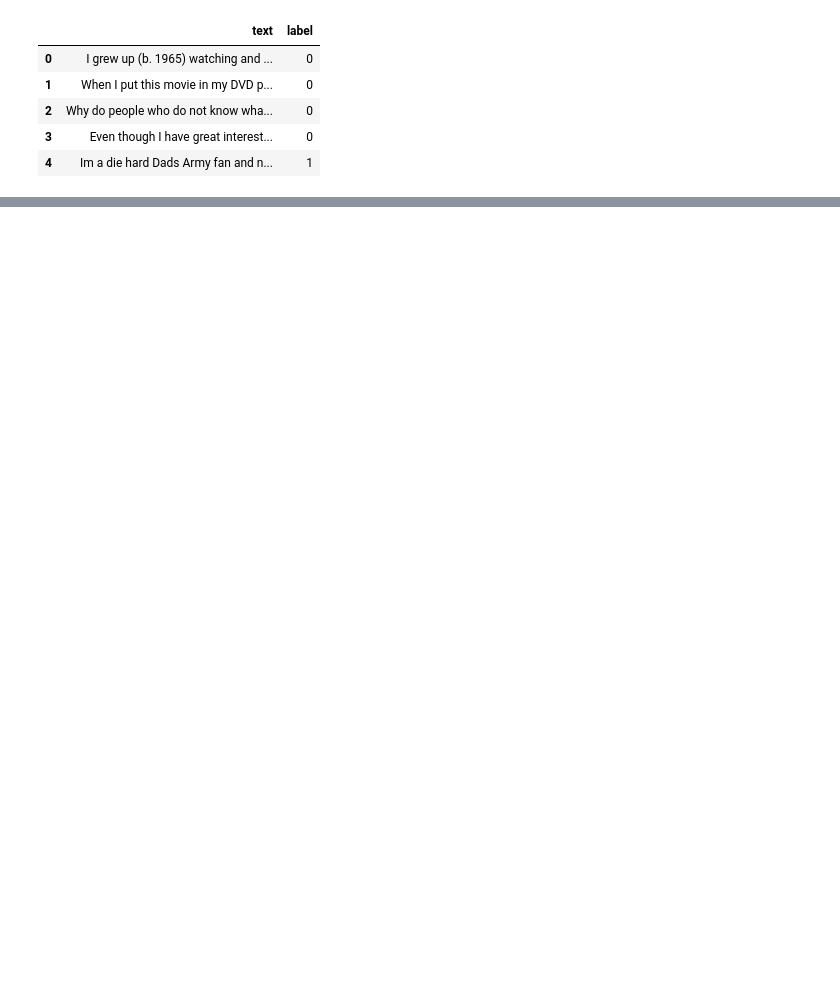
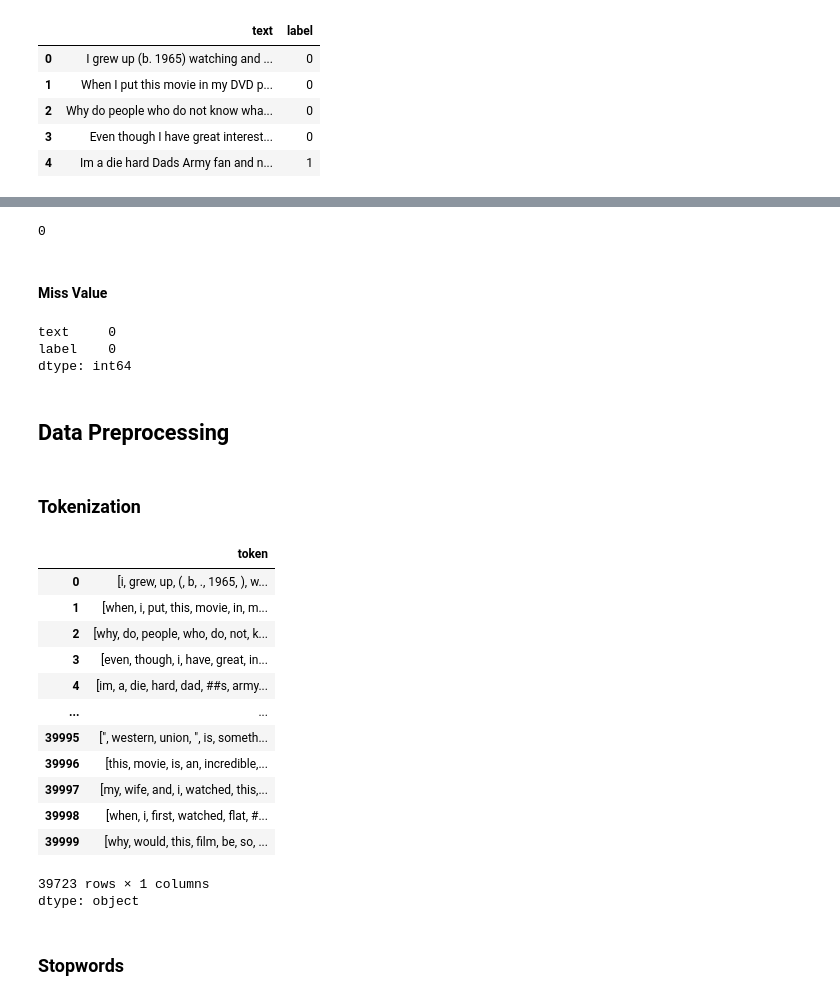
Before and after one commit to akhmad-ardi/IMDB_Movie_Ratings_Sentiment_Analysis, a Jupyter notebook: Movie_Ratings_Sentiment_Analysis.ipynb, the cells around one changed output, grey strips where cells are left out. Cells and saved outputs as stored; diff of their text form; code cells hidden in the pictures; blank space fills up the shorter version.

Commit message:
Data preprocessing, Feature Engineering, and Test Pretrainerd Model

```diff
--- a/Movie_Ratings_Sentiment_Analysis.ipynb
+++ b/Movie_Ratings_Sentiment_Analysis.ipynb
@@ -44,8 +55,6 @@ set_seed(25012025)
 # %%
 # Load Tokenizer and Config
-tokenizer = BertTokenizer.from_pretrained('google-bert/bert-base-uncased')
-config = BertConfig.from_pretrained('google-bert/bert-base-uncased')
-# config.num_labels = DocumentSentimentDataset.NUM_LABELS
+tokenizer = BertTokenizer.from_pretrained('bert-base-uncased')
 
 # Instantiate model
-model = BertForSequenceClassification.from_pretrained('google-bert/bert-base-uncased', config=config)
+model = BertModel.from_pretrained("bert-base-uncased")
@@ -81,0 +157,41 @@ df.head()
+# %%
+# Drop duplicates
+df.drop_duplicates(inplace=True)
+
+print(df.duplicated().sum())
+# %% [output]
+0
+# %% [markdown]
+#### Miss Value
+# %%
+# Check for missing values in each column
+print(df.isnull().sum())
+# %% [output]
+text     0
+label    0
+dtype: int64
+# %% [markdown]
+## Data Preprocessing
+# %% [markdown]
+### Tokenization
+# %%
+df['token'] = df['text'].apply(lambda x: tokenizer.tokenize(x))
+# %%
+df['token']
+# %% [output]
+|  | token |
+| 0 | [i, grew, up, (, b, ., 1965, ), w... |
+| 1 | [when, i, put, this, movie, in, m... |
+| 2 | [why, do, people, who, do, not, k... |
+| 3 | [even, though, i, have, great, in... |
+| 4 | [im, a, die, hard, dad, ##s, army... |
+| ... | ... |
+| 39995 | [", western, union, ", is, someth... |
+| 39996 | [this, movie, is, an, incredible,... |
+| 39997 | [my, wife, and, i, watched, this,... |
+| 39998 | [when, i, first, watched, flat, #... |
+| 39999 | [why, would, this, film, be, so, ... |
+39723 rows × 1 columns
+dtype: object
+# %% [markdown]
+### Stopwords
```
Also changed, not shown: parts of 27 cells of this notebook.
